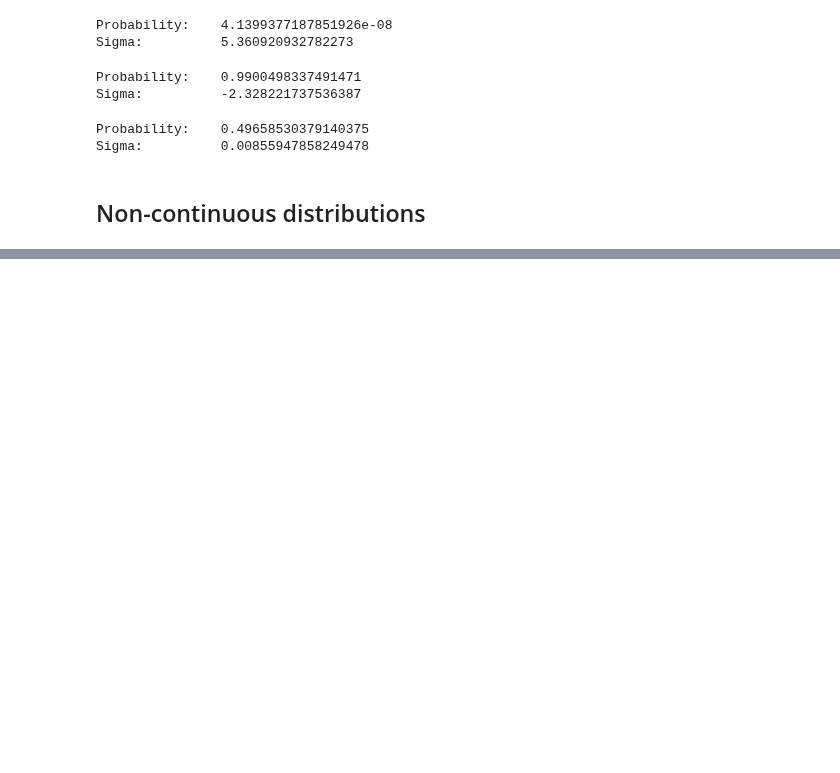
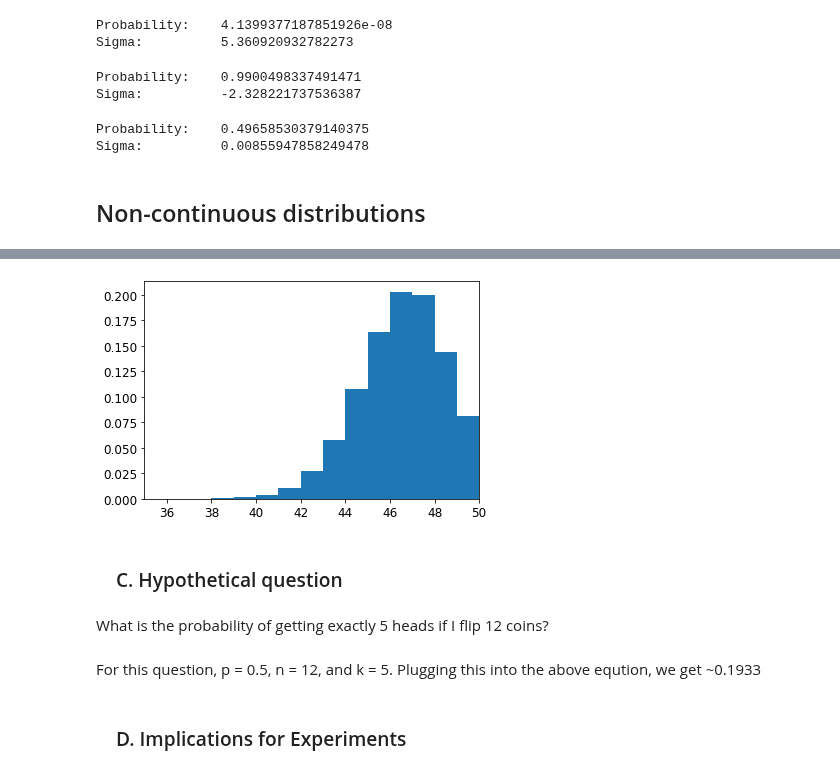
Before and after one commit to WyattOtsuka/PHYS434, a Jupyter notebook: lab1.ipynb, the cells around one changed output, grey strips where cells are left out. Saved outputs shown, nothing was run; the diff lists cells and outputs as text; code cells hidden in the pictures; blank space fills up the shorter version.

```diff
--- a/lab1.ipynb
+++ b/lab1.ipynb
@@ -184,0 +221,19 @@ Sigma:          0.00855947858249478
+# %%
+d = scipy.stats.binom.rvs(50, 0.92, size=100000)
+
+fig, ax = plt.subplots(1, 1)
+ax.hist(d, bins = 15, density=True)
+plt.tick_params(labelsize = 12)
+plt.xlim([35,50])
+
+plt.show()
+# %% [output]
+[figure, added]
+# %% [markdown]
+### &nbsp;&nbsp;&nbsp; C. Hypothetical question
+# %% [markdown]
+What is the probability of getting exactly 5 heads if I flip 12 coins?
+# %% [markdown]
+For this question, p = 0.5, n = 12, and k = 5. Plugging this into the above eqution, we get ~0.1933
+# %% [markdown]
+### &nbsp;&nbsp;&nbsp; D. Implications for Experiments
```
Also changed, not shown: parts of 13 cells of this notebook.
